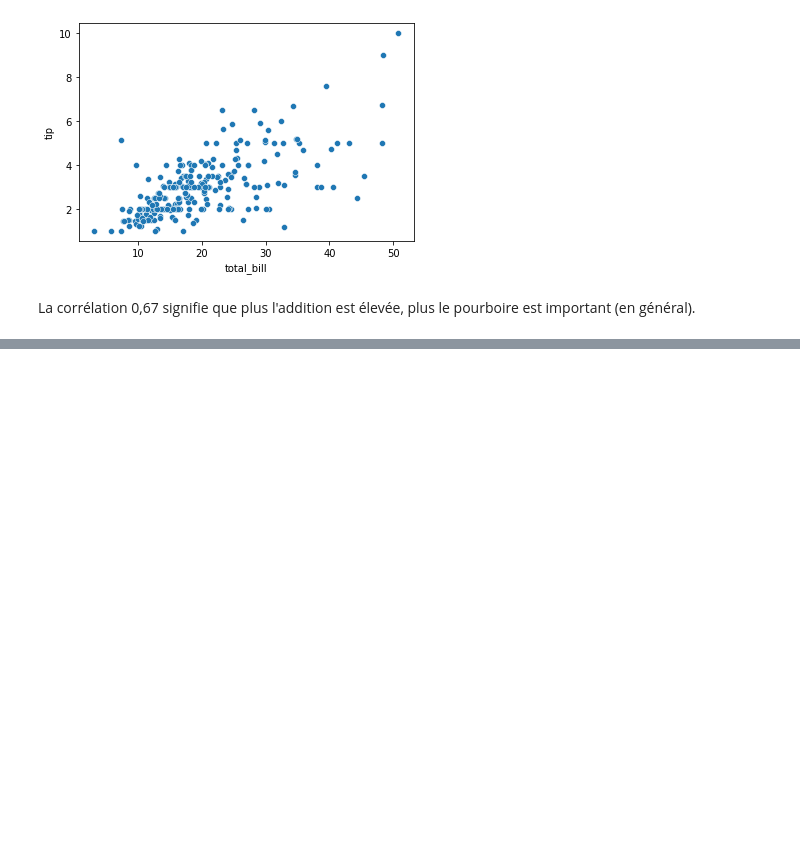
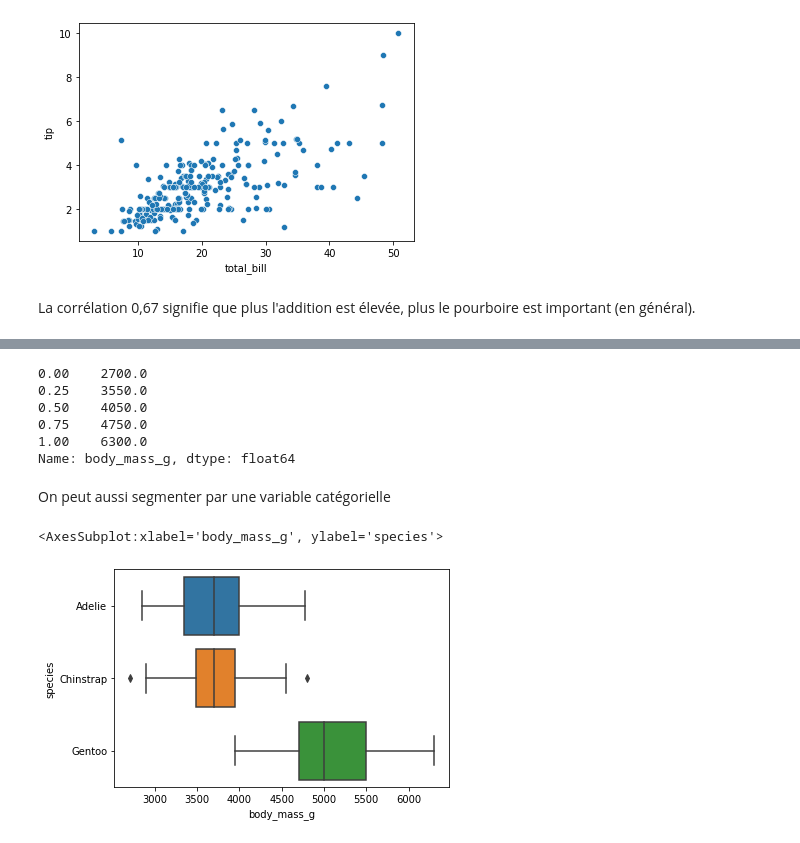
Before and after one commit to sheriffff/teaching_ibm_skillup_data_analytics2022, a Jupyter notebook: fra/02.stats.ipynb, the cells around one changed output, grey strips where cells are left out. Cells and saved outputs as stored; diff of their text form; code cells hidden in the pictures; blank space fills up the shorter version.

```diff
--- a/fra/02.stats.ipynb
+++ b/fra/02.stats.ipynb
@@ -437,0 +466,16 @@ La corrélation 0,67 signifie que plus l'addition est élevée, plus le pourboir
+# %%
+df.body_mass_g.quantile([0, 0.25, 0.5, 0.75, 1])
+# %% [output]
+0.00    2700.0
+0.25    3550.0
+0.50    4050.0
+0.75    4750.0
+1.00    6300.0
+Name: body_mass_g, dtype: float64
+# %% [markdown]
+On peut aussi segmenter par une variable catégorielle
+# %%
+sns.boxplot(x=df.body_mass_g, y=df.species)
+# %% [output]
+<AxesSubplot:xlabel='body_mass_g', ylabel='species'>
+[figure, added]
```
Also changed, not shown: parts of 8 cells of this notebook, 2 other files.
